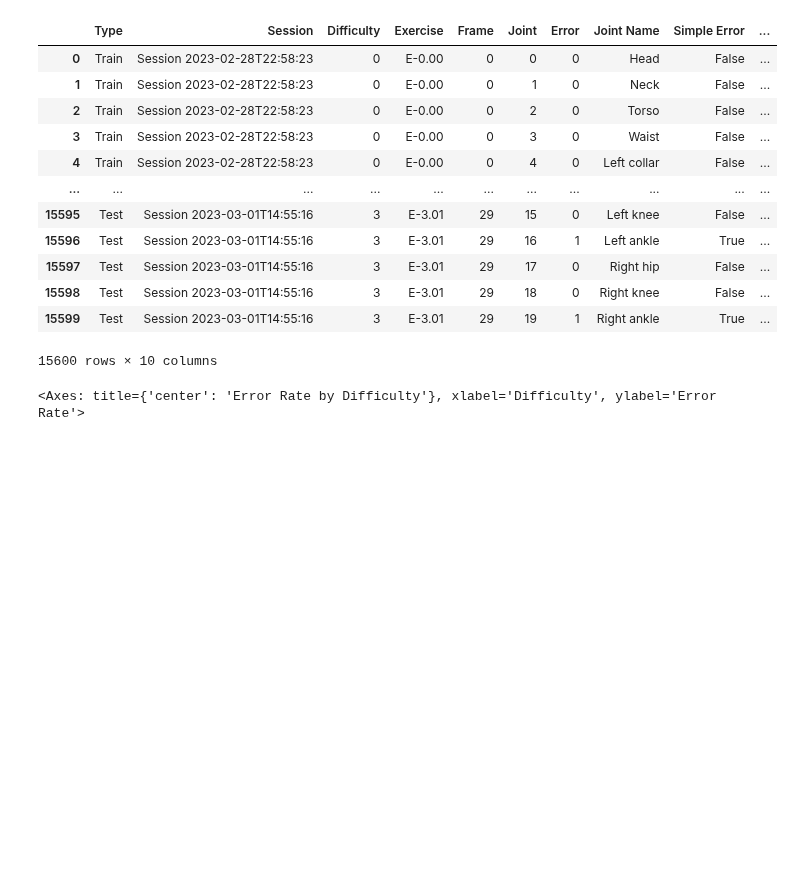
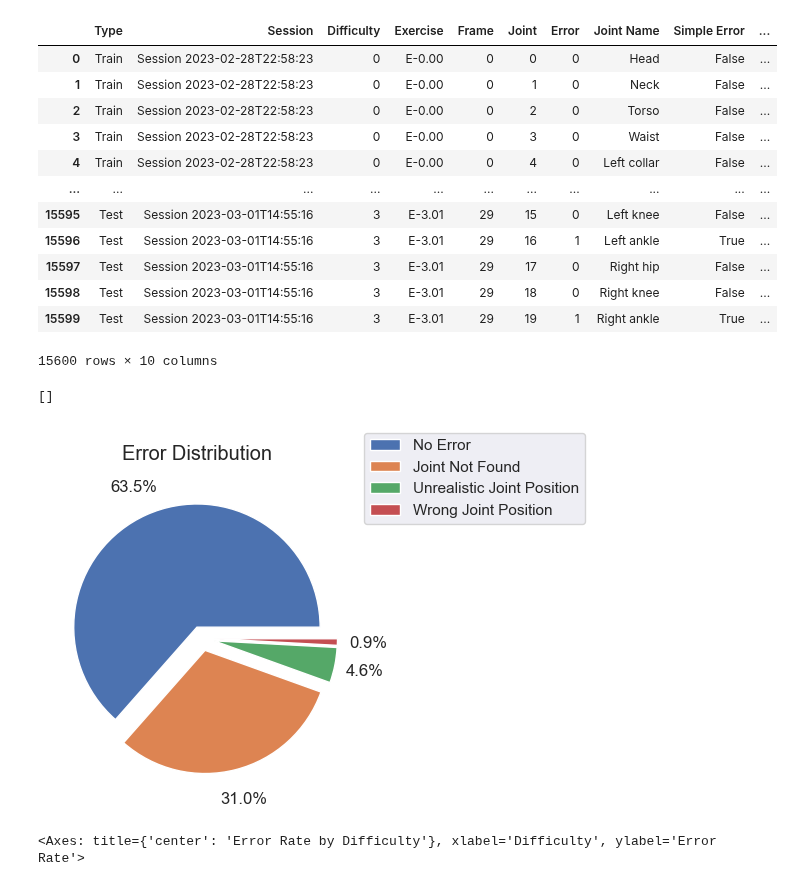
Before and after one commit to LeonardoPohl/FESD, a Jupyter notebook: FESDModel/FESDModel.ipynb, the cells around one changed output. Cells and saved outputs as stored; diff of their text form; code cells hidden in the pictures; blank space fills up the shorter version.

Commit message:
Added Another graph for general distirbution of errors

```diff
--- a/FESDModel/FESDModel.ipynb
+++ b/FESDModel/FESDModel.ipynb
@@ -221,3 +225,14 @@ df
+# %%
+ax = df[["Error", "Frame"]].groupby("Error").count().plot.pie(subplots=True, figsize=(4, 4), title="Error Distribution", labels=joint_errors, autopct='%1.1f%%', pctdistance=1.25, fontsize=12, explode=(.1,.1,.1,.1), labeldistance=None)
+
+ax[0].set_ylabel("")
+ax[0].legend(bbox_to_anchor=(1, 1.02), loc='center left')
+
+plt.savefig("figures/Error_Distribution.png")
+plt.plot()
+# %% [output]
+[]
+[figure, added]
 # %%
 error_by_difficulty = df[['Difficulty', "Difficulty Name", "Simple Error"]].groupby(["Difficulty Name"]).mean().sort_values(by="Difficulty")["Simple Error"]
 ax = error_by_difficulty.plot.bar()
```
Also changed, not shown: parts of 2 cells of this notebook, 2 other files.
